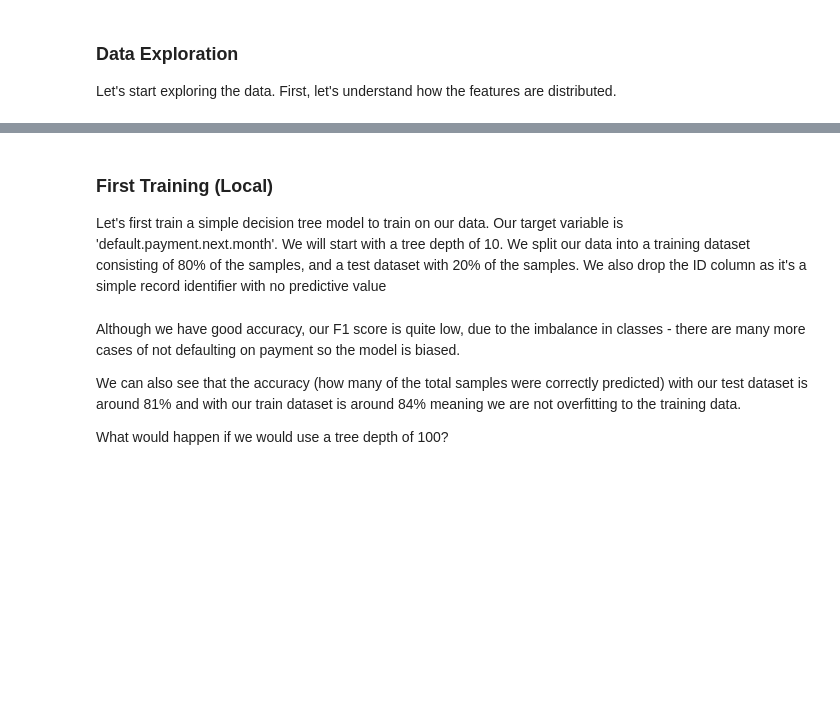
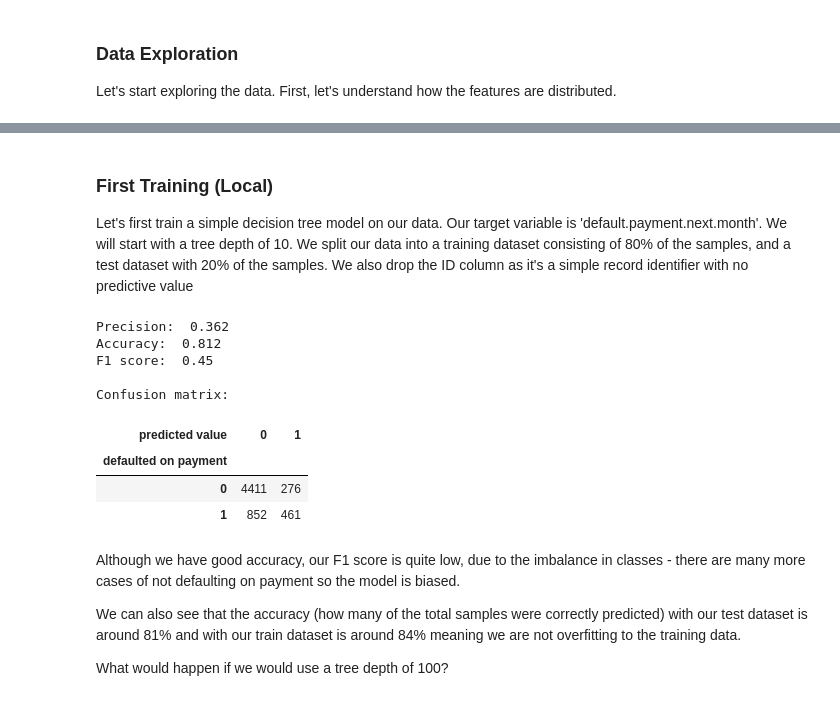
Before and after one commit to mpaf/credit-risk-rating, a Jupyter notebook: lab1.ipynb, the cells around one changed output, grey strips where cells are left out. Cells and saved outputs as stored; diff of their text form; code cells hidden in the pictures; blank space fills up the shorter version.

```diff
--- a/lab1.ipynb
+++ b/lab1.ipynb
@@ -133,30 +187,41 @@ data.info()
 # %% [markdown]
 ### First Training (Local)
 
-Let's first train a simple decision tree model to train on our data. Our target variable is 'default.payment.next.month'. We will start with a tree depth of 10. We split our data into a training dataset consisting of 80% of the samples, and a test dataset with 20% of the samples. We also drop the ID column as it's a simple record identifier with no predictive value
+Let's first train a simple decision tree model on our data. Our target variable is 'default.payment.next.month'. We will start with a tree depth of 10. We split our data into a training dataset consisting of 80% of the samples, and a test dataset with 20% of the samples. We also drop the ID column as it's a simple record identifier with no predictive value
 # %%
 #importing libraries
 from sklearn.tree import DecisionTreeClassifier
-from sklearn.metrics import accuracy_score, make_scorer, f1_score
+from sklearn.metrics import accuracy_score, f1_score
 from sklearn.model_selection import train_test_split
 
 X_train, X_test, y_train, y_test = train_test_split(data.drop(['ID','default.payment.next.month'], axis=1), data.filter(like='default.payment.next.month'), test_size=0.20, random_state=42)
 
 classifier = DecisionTreeClassifier(max_depth=10, random_state=14)
 classifier.fit(X_train, y_train)
 
-# test data set accuracy
 predictions_test = classifier.predict(X_test)
-print("Test set accuracy: {}".format(accuracy_score(y_true = y_test, y_pred = predictions_test)))
-# test data set F1 score
-print("Test set F1 score: {}".format(f1_score(y_true = y_test, y_pred = predictions_test)))
 
-# train data set accuracy (to measure overfitting)
-predictions_train = classifier.predict(X_train)
-print("Train set accuracy: {}".format(accuracy_score(y_true = y_train, y_pred = predictions_train)))
+average_precision = average_precision_score(y_test, predictions_test)
+accuracy = accuracy_score(y_true = y_test, y_pred = predictions_test)
+f1 = f1_score(y_true = y_test, y_pred = predictions_test)
 
-# Display the test set confusion matrix
+print('Precision: ', np.round(average_precision, 3))
+print('Accuracy: ', np.round(accuracy, 3))
+print('F1 score: ', np.round(f1, 3))
+
+
+print('\nConfusion matrix:')
 pd.crosstab(index=y_test.iloc[:,0].values, columns=predictions_test, rownames=['defaulted on payment'], colnames=['predicted value'])
+# %% [output]
+Precision:  0.362
+Accuracy:  0.812
+F1 score:  0.45
+
+Confusion matrix:
+| predicted value | 0 | 1 |
+| defaulted on payment |  |  |
+| 0 | 4411 | 276 |
+| 1 | 852 | 461 |
 # %% [markdown]
 Although we have good accuracy, our F1 score is quite low, due to the imbalance in classes - there are many more cases of not defaulting on payment so the model is biased.
 
```
Also changed, not shown: parts of 19 cells of this notebook.
